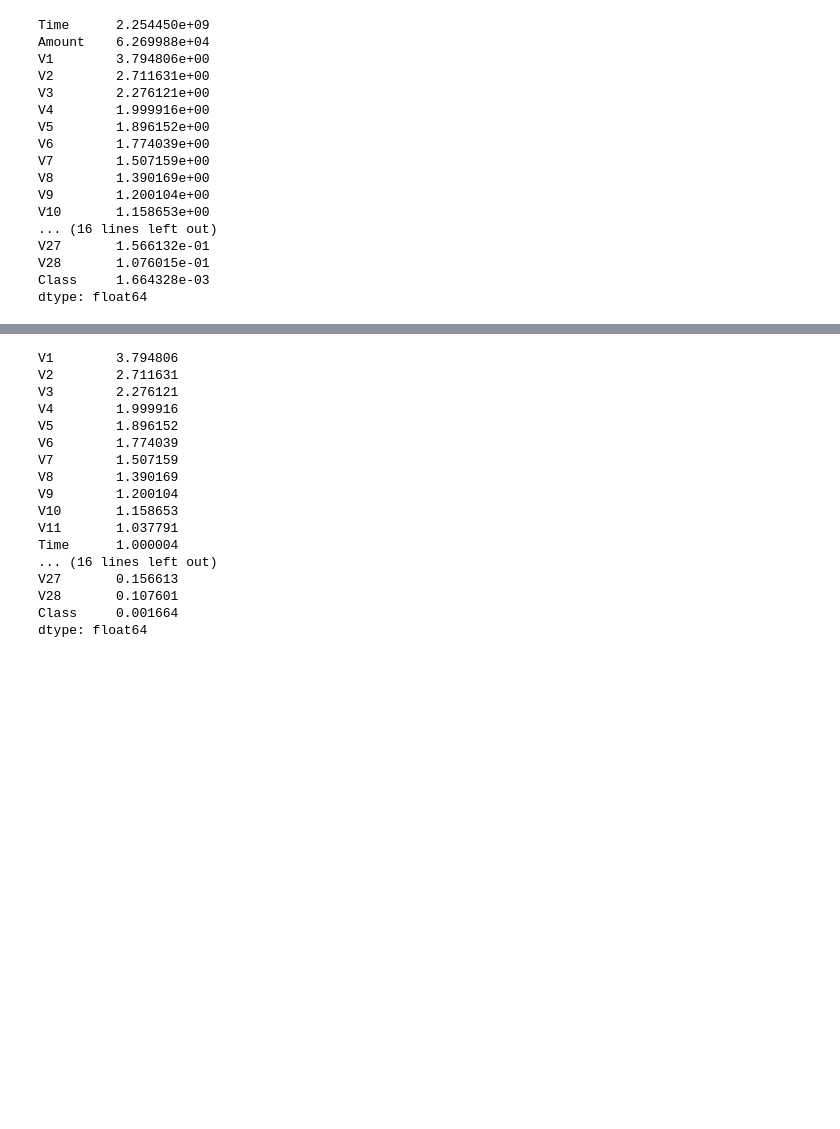
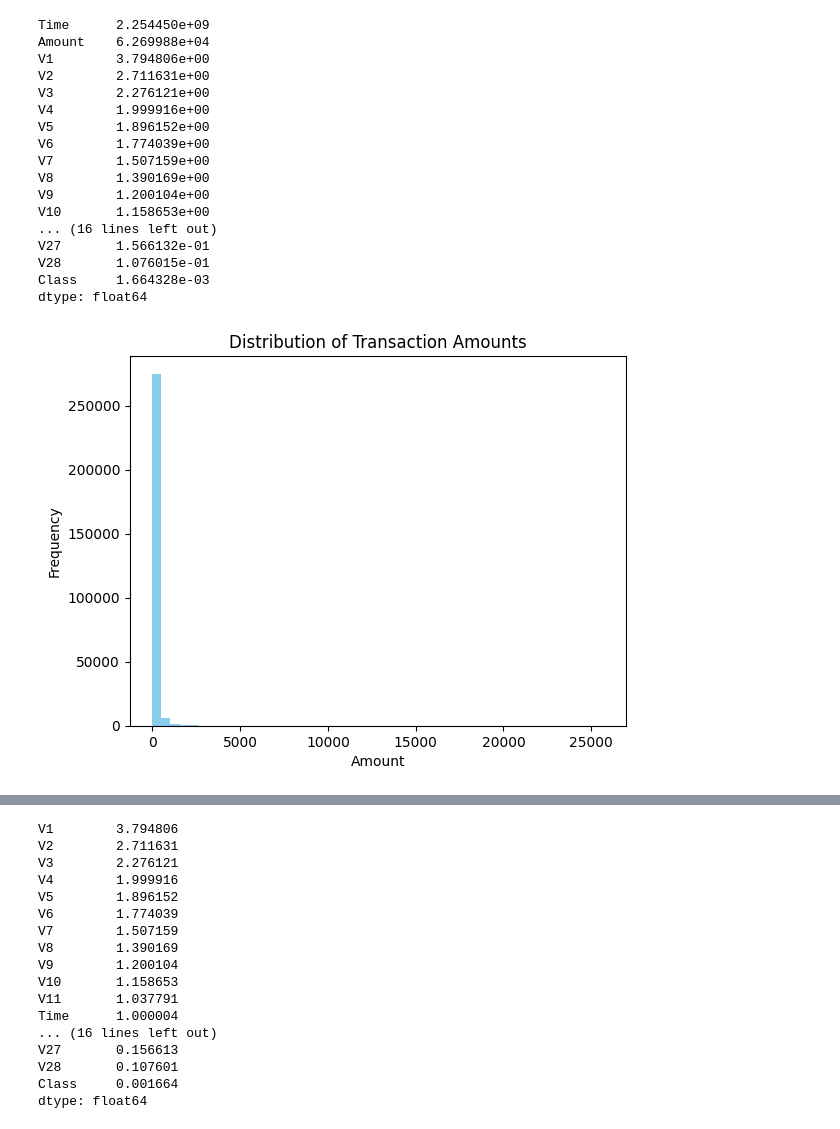
Before and after one commit to ShahadAlharbi21/fraud-detection-ml, a Jupyter notebook: fraud_detection.ipynb, the cells around one changed output, grey strips where cells are left out. Cells and saved outputs as stored; diff of their text form; code cells hidden in the pictures; blank space fills up the shorter version.

Commit message:
added data visualizatin

```diff
--- a/fraud_detection.ipynb
+++ b/fraud_detection.ipynb
@@ -113,3 +108,11 @@ V27       1.566132e-01
 V28       1.076015e-01
 Class     1.664328e-03
 dtype: float64
+# %%
+plt.hist(df['Amount'], bins=50, color='skyblue')
+plt.title('Distribution of Transaction Amounts')
+plt.xlabel('Amount')
+plt.ylabel('Frequency')
+plt.show()
+# %% [output]
+[figure, added]
```
Also changed, not shown: parts of 4 cells of this notebook.
